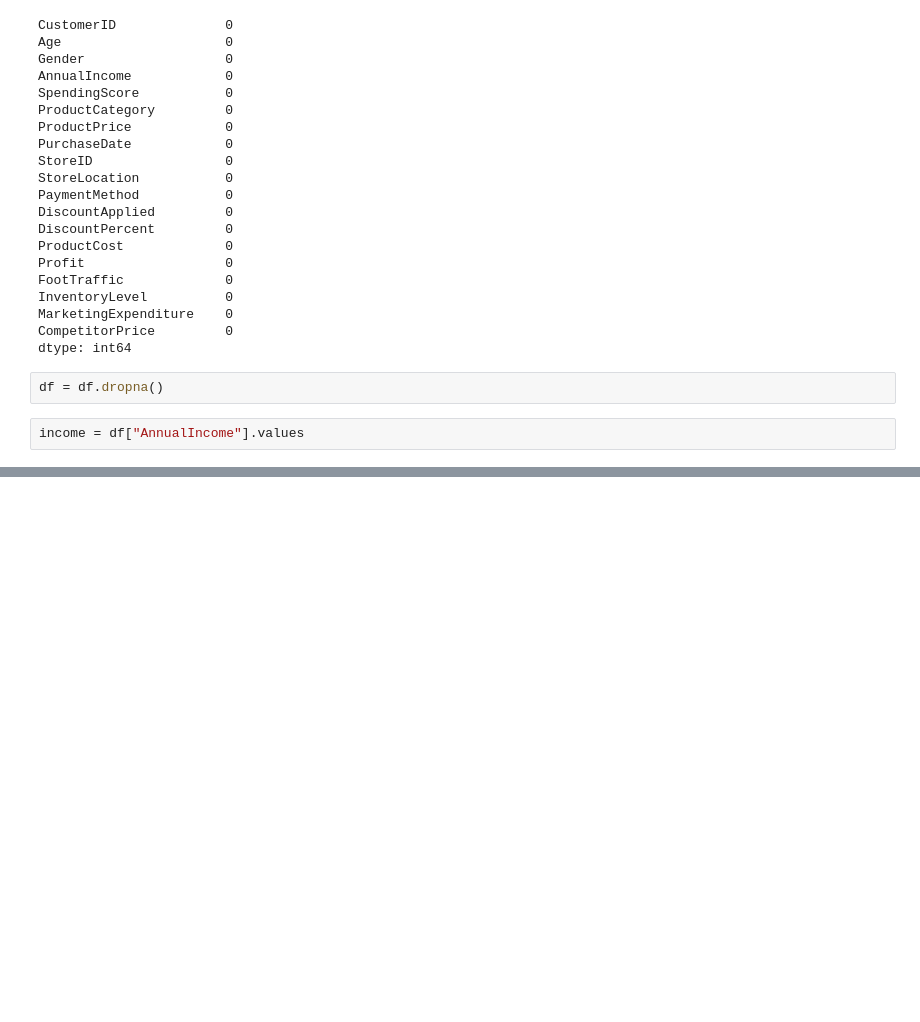
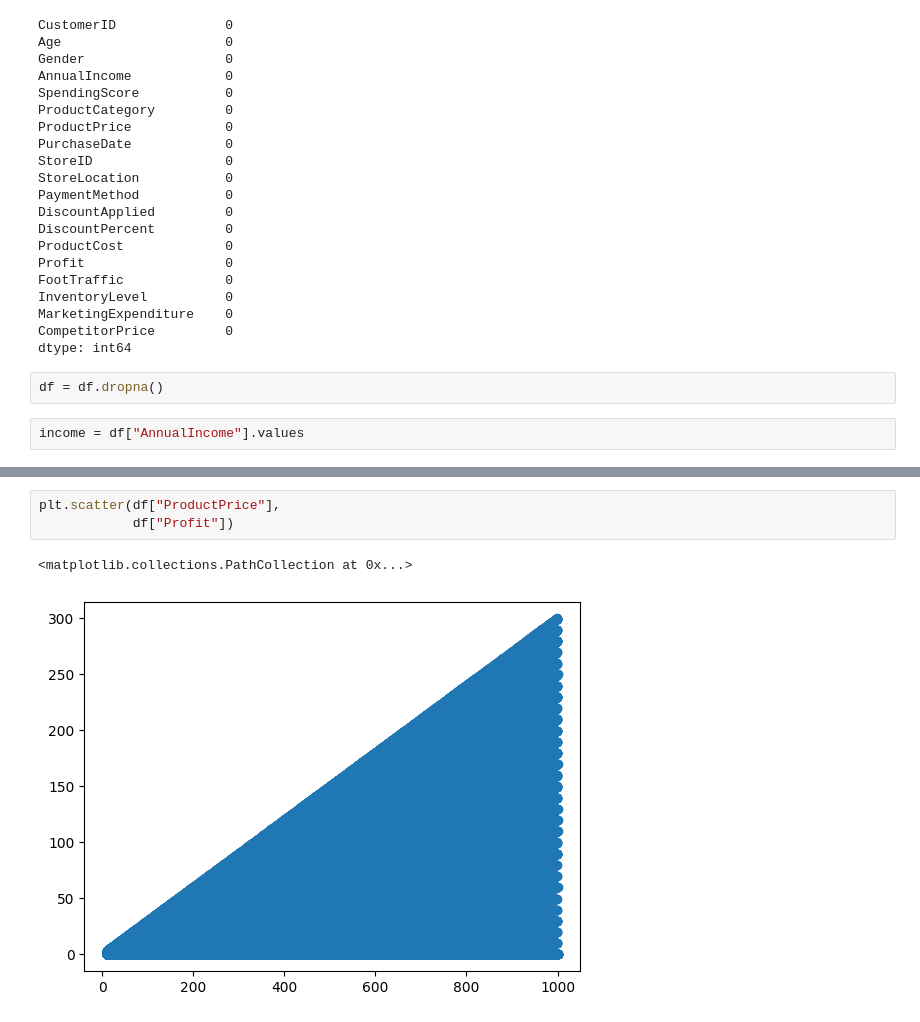
Before and after one commit to anshi611/Applied-Machine-Learning-Lab, a Jupyter notebook: Experiment01_Retail_Sales.ipynb, the cells around one changed output, grey strips where cells are left out. Cells and saved outputs as stored; diff of their text form; blank space fills up the shorter version.

```diff
--- a/Experiment01_Retail_Sales.ipynb
+++ b/Experiment01_Retail_Sales.ipynb
@@ -142,0 +281,6 @@ income = df["AnnualIncome"].values
+# %%
+plt.scatter(df["ProductPrice"],
+            df["Profit"])
+# %% [output]
+<matplotlib.collections.PathCollection at 0x...>
+[figure, added]
```
Also changed, not shown: parts of 26 cells of this notebook.
